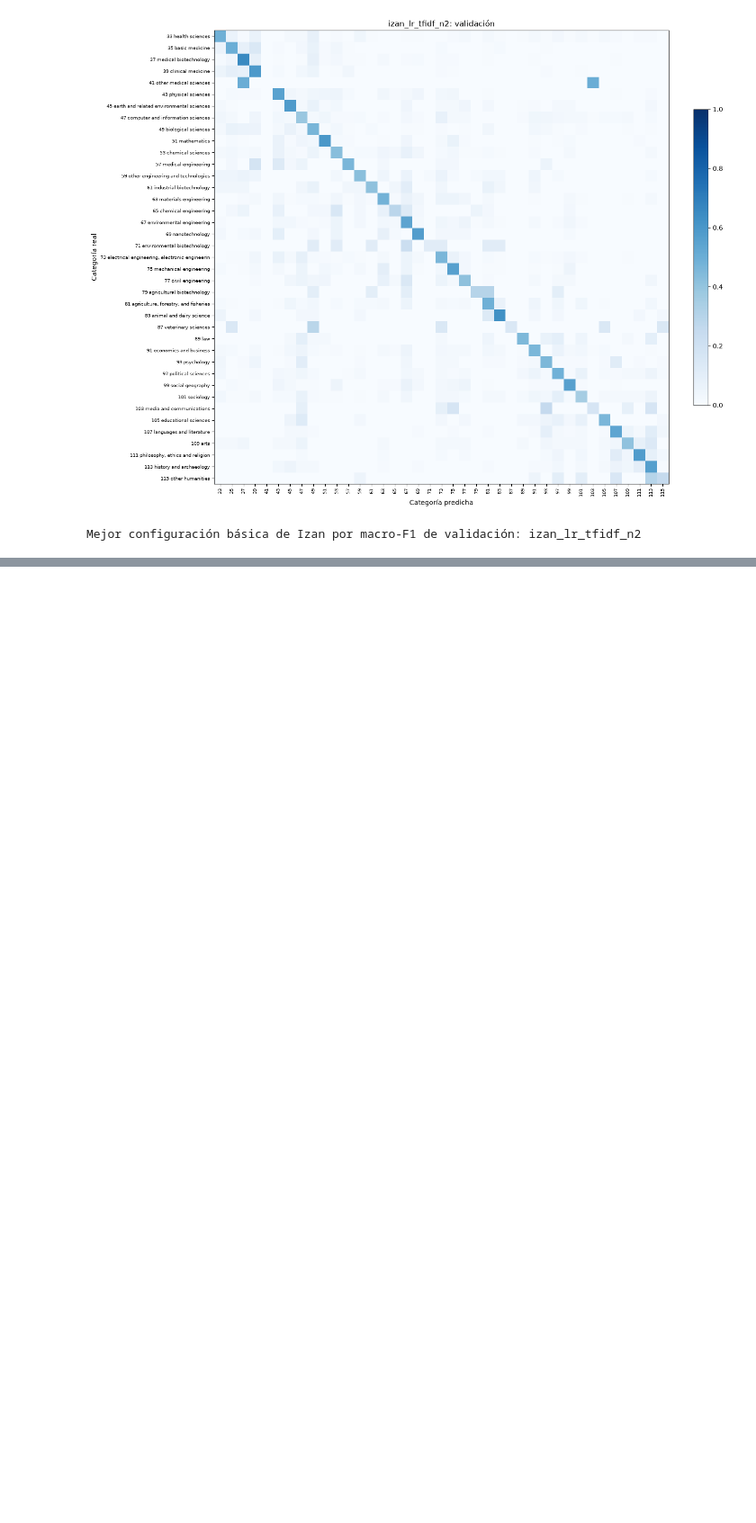
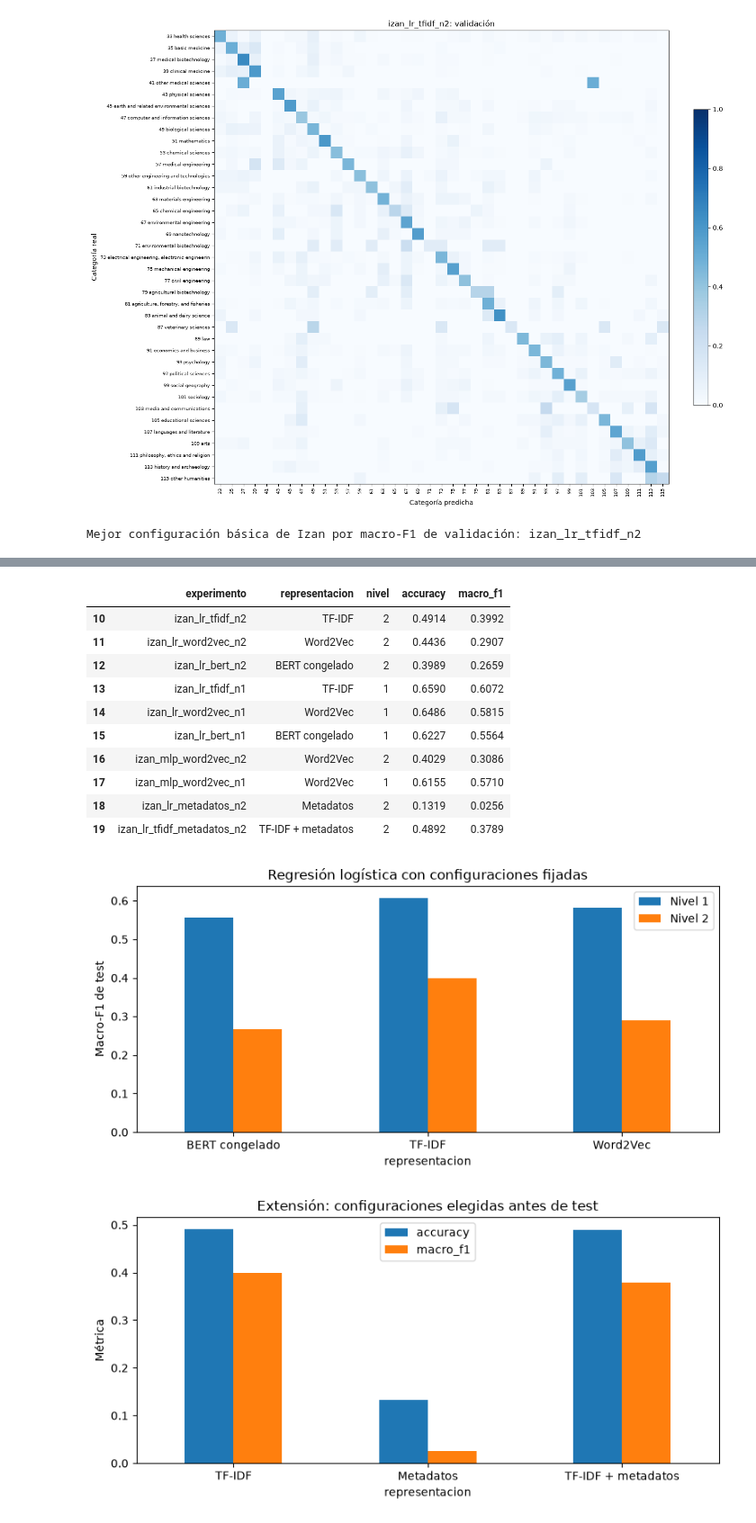
Before and after one commit to IzanV5/proyecto-cordis, a Jupyter notebook: 02_modelos_y_extension.ipynb, the cells around one changed output, grey strips where cells are left out. Shown at 90% size. Saved outputs shown, nothing was run; the diff lists cells and outputs as text; code cells hidden in the pictures; blank space fills up the shorter version.

Commit message:
Completa modelos y evaluacion final de Izan

```diff
--- a/02_modelos_y_extension.ipynb
+++ b/02_modelos_y_extension.ipynb
@@ -56,9 +57,13 @@ random.seed(SEMILLA)
 np.random.seed(SEMILLA)
 torch.manual_seed(SEMILLA)
 
-EVALUAR_TEST = False
+EVALUAR_TEST = True
+SOLO_MODELOS_ELEGIDOS = True
 FORZAR_ENTRENAMIENTO = False
 VERSION_EXPERIMENTOS = "izan-v1"
+if EVALUAR_TEST and (not SOLO_MODELOS_ELEGIDOS or FORZAR_ENTRENAMIENTO):
+    raise ValueError('La fase de test usa los modelos guardados, sin reajustarlos.')
+
 ARCHIVO_METRICAS = "metricas_izan.csv"
 MODELOS = CACHE / "modelos_izan"
 MODELOS.mkdir(parents=True, exist_ok=True)
@@ -213,6 +220,9 @@ def ajustar_lr(nombre, representacion, nivel, X_train, X_val, escalar, firma_fea
             print("Modelo recuperado:", nombre, flush=True)
             busquedas.extend(previo["busqueda"])
             return previo
+
+    if SOLO_MODELOS_ELEGIDOS:
+        raise RuntimeError(f"Falta un modelo compatible guardado: {nombre}. No se reajusta durante test.")
 
     columna = f"label_nivel{nivel}"
     y_train, y_val = conjuntos["train"][columna], conjuntos["val"][columna]
@@ -383,6 +393,9 @@ def ajustar_red(nivel):
             previo["red"] = red
             print("Red recuperada:", nombre, flush=True)
             return previo
+
+    if SOLO_MODELOS_ELEGIDOS:
+        raise RuntimeError(f"Falta una red compatible guardada: {nombre}. No se reajusta durante test.")
 
     columna = f"label_nivel{nivel}"
     codificador = LabelEncoder().fit(conjuntos["train"][columna])
@@ -696,0 +761,41 @@ Test pendiente. Los archivos entregados ahora corresponden a validación.
+# %%
+if EVALUAR_TEST:
+    metricas_izan = pd.read_csv(RESULTADOS / ARCHIVO_METRICAS)
+    finales = metricas_izan[(metricas_izan.conjunto == "test") & metricas_izan.experimento.isin(seleccionados)].copy()
+    assert len(finales) == len(seleccionados) == 10
+    display(finales[["experimento","representacion","nivel","accuracy","macro_f1"]].round(4))
+
+    solo_lr_test = finales[finales.experimento.str.match(r"izan_lr_(tfidf|word2vec|bert)_n[12]$")]
+    ranking_test = solo_lr_test.pivot(index="representacion",columns="nivel",values="macro_f1")
+    ranking_test.columns = [f"macro_f1_nivel{n}" for n in ranking_test.columns]
+    ranking_test.to_csv(RESULTADOS / "ranking_representaciones_izan_test.csv")
+    ax = ranking_test.plot.bar(figsize=(8,4),rot=0)
+    ax.set(ylabel="Macro-F1 de test",title="Regresión logística con configuraciones fijadas")
+    ax.legend(["Nivel 1","Nivel 2"])
+    plt.tight_layout()
+    plt.savefig(FIGURAS / "izan_comparacion_representaciones_test.png",dpi=150,bbox_inches="tight")
+    plt.show()
+
+    extension_test = finales[finales.experimento.isin(experimentos_extension)]
+    extension_test.to_csv(RESULTADOS / "extension_izan_test.csv",index=False)
+    ax = extension_test.set_index("representacion")[["accuracy","macro_f1"]].plot.bar(figsize=(8,4),rot=0)
+    ax.set(title="Extensión: configuraciones elegidas antes de test",ylabel="Métrica")
+    plt.tight_layout()
+    plt.savefig(FIGURAS / "izan_extension_test.png",dpi=150,bbox_inches="tight")
+    plt.show()
+else:
+    print("Apartado de test omitido: modo de entrenamiento/validación.")
+# %% [output]
+|  | experimento | representacion | nivel | accuracy | macro_f1 |
+| 10 | izan_lr_tfidf_n2 | TF-IDF | 2 | 0.4914 | 0.3992 |
+| 11 | izan_lr_word2vec_n2 | Word2Vec | 2 | 0.4436 | 0.2907 |
+| 12 | izan_lr_bert_n2 | BERT congelado | 2 | 0.3989 | 0.2659 |
+| 13 | izan_lr_tfidf_n1 | TF-IDF | 1 | 0.6590 | 0.6072 |
+| 14 | izan_lr_word2vec_n1 | Word2Vec | 1 | 0.6486 | 0.5815 |
+| 15 | izan_lr_bert_n1 | BERT congelado | 1 | 0.6227 | 0.5564 |
+| 16 | izan_mlp_word2vec_n2 | Word2Vec | 2 | 0.4029 | 0.3086 |
+| 17 | izan_mlp_word2vec_n1 | Word2Vec | 1 | 0.6155 | 0.5710 |
+| 18 | izan_lr_metadatos_n2 | Metadatos | 2 | 0.1319 | 0.0256 |
+| 19 | izan_lr_tfidf_metadatos_n2 | TF-IDF + metadatos | 2 | 0.4892 | 0.3789 |
+[figure, added]
+[figure, added]
```
Also changed, not shown: parts of 14 cells of this notebook, 38 other files.
